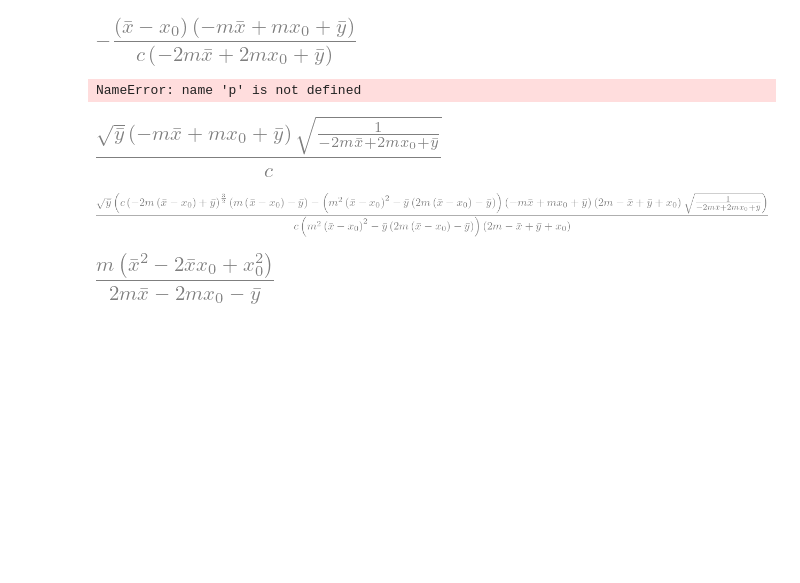
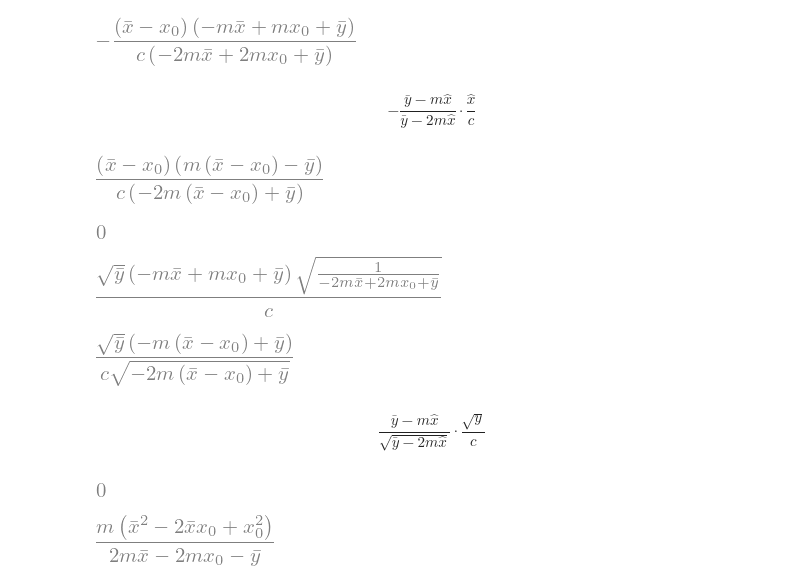
Before and after one commit to bmcs-group/bmcs_slide, a Jupyter notebook: notebooks/threshold_function.ipynb, the cells around one changed output. Cells and saved outputs as stored; diff of their text form; code cells hidden in the pictures; blank space fills up the shorter version.

```diff
--- a/notebooks/threshold_function.ipynb
+++ b/notebooks/threshold_function.ipynb
@@ -125,21 +131,41 @@ a_solved = abx_subs[a]
 sp.simplify(a_solved)
 # %% [output]
 [figure]
-# %%
-a = -((m*x_tilde + y_bar)*p)/((2*m*x_tilde+y_bar)*c)
-sp.simplify(a.subs(x_tilde, x_0 - x_bar) - a_solved)
-# %% [output]
-NameError: name 'p' is not defined
+# %%
+x_hat_ = (x_bar - x_0)
+# %% [markdown]
+$$
+-\frac{\bar{y} - m \hat{x} } {\bar{y} - 2m\hat{x}} \cdot \frac{\hat{x}}{c}
+$$
+# %%
+a_paper = - (-m*x_hat_ + y_bar)/((-2*m*x_hat_ + y_bar)) * x_hat_ / c
+a_paper
+# %% [output]
+[figure, added]
+# %%
+sp.simplify(a_paper - a_solved)
+# %% [output]
+[figure, added]
 # %%
 b_solved = abx_subs[b]
 sp.simplify(b_solved)
 # %% [output]
 [figure]
-# %%
-b = -((m*x_tilde + y_bar)*sp.sqrt(y_bar*(2*m*x_tilde + y_bar)))/((2*m+x_tilde+y_bar)*c)
-sp.simplify(b.subs(x_tilde, x_0 - x_bar) - b_solved)
-# %% [output]
-[figure, removed]
+# %%
+b_paper = (sp.sqrt(y_bar)/c *
+           (-m * x_hat_ + y_bar)/(sp.sqrt((-2*m*x_hat_ + y_bar))))
+b_paper
+# %% [output]
+[figure, added]
+# %% [markdown]
+$$
+\frac{\bar{y} - m \hat{x}}{\sqrt{\bar{y} - 2m \hat{x}}} \cdot
+\frac{\sqrt{y}}{c}
+$$
+# %%
+sp.simplify(b_paper**2 - b_solved**2)
+# %% [output]
+[figure, added]
 # %%
 x_c_solved = abx_subs[x_c]
 sp.simplify(x_c_solved)
```
Also changed, not shown: parts of 15 cells of this notebook, 1 other file.
